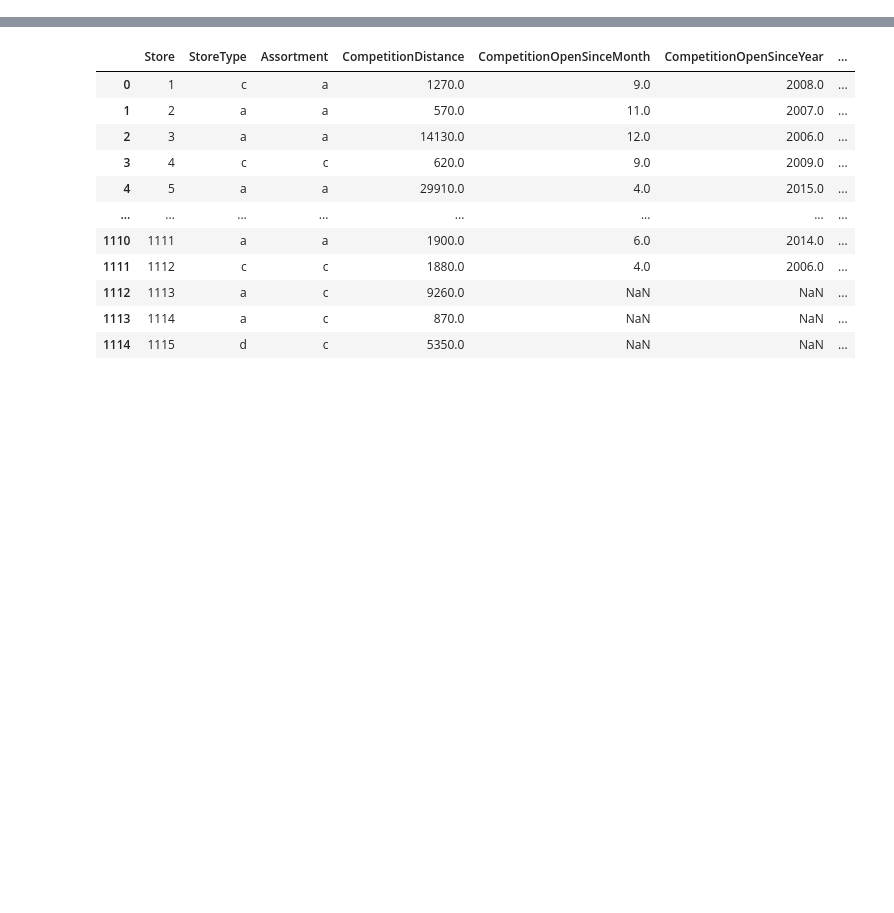
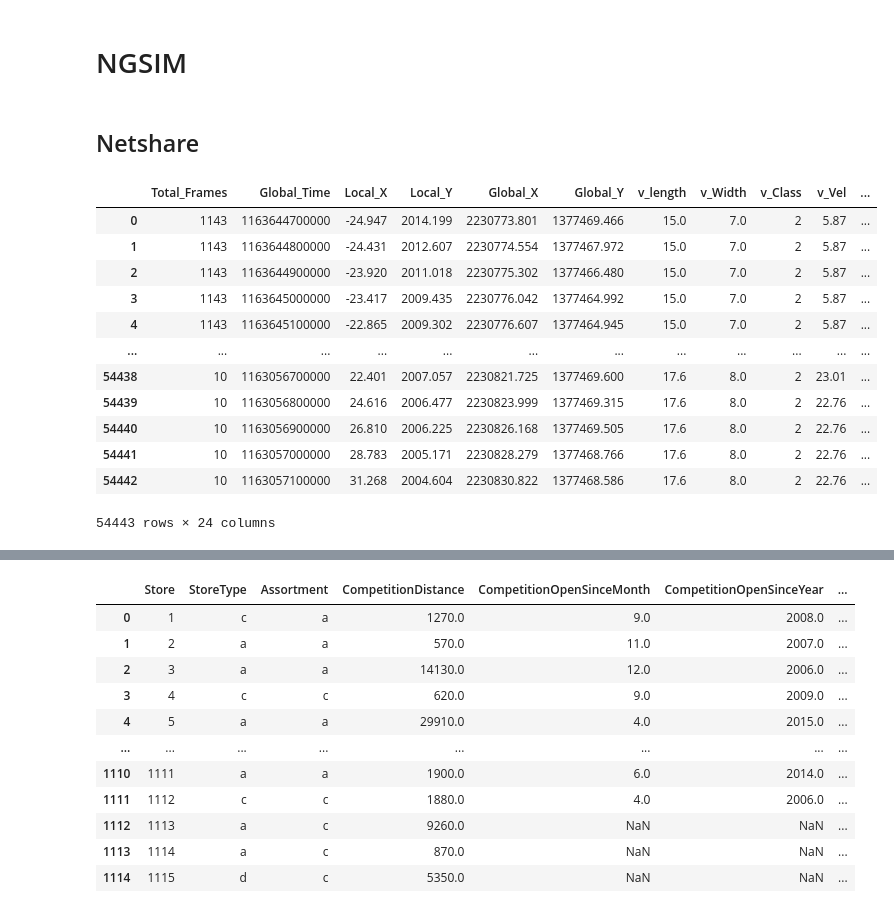
Before and after one commit to psr6275/TSAEval, a Jupyter notebook: data_explore.ipynb, the cells around one changed output, grey strips where cells are left out. Cells and saved outputs as stored; diff of their text form; code cells hidden in the pictures; blank space fills up the shorter version.

Commit message:
visualize ngsim results

```diff
--- a/data_explore.ipynb
+++ b/data_explore.ipynb
@@ -1,3 +1,25 @@
 # %%
 import pandas as pd
 import numpy as np
+# %% [markdown]
+# NGSIM
+# %% [markdown]
+## Netshare
+# %%
+ns_real = pd.read_csv("./data/ngsim/ns_test.csv")
+# %%
+ns_real
+# %% [output]
+|  | Total_Frames | Global_Time | Local_X | Local_Y | Global_X | Global_Y | v_length | v_Width | v_Class | v_Vel | ... |
+| 0 | 1143 | 1163644700000 | -24.947 | 2014.199 | 2230773.801 | 1377469.466 | 15.0 | 7.0 | 2 | 5.87 | ... |
+| 1 | 1143 | 1163644800000 | -24.431 | 2012.607 | 2230774.554 | 1377467.972 | 15.0 | 7.0 | 2 | 5.87 | ... |
+| 2 | 1143 | 1163644900000 | -23.920 | 2011.018 | 2230775.302 | 1377466.480 | 15.0 | 7.0 | 2 | 5.87 | ... |
+| 3 | 1143 | 1163645000000 | -23.417 | 2009.435 | 2230776.042 | 1377464.992 | 15.0 | 7.0 | 2 | 5.87 | ... |
+| 4 | 1143 | 1163645100000 | -22.865 | 2009.302 | 2230776.607 | 1377464.945 | 15.0 | 7.0 | 2 | 5.87 | ... |
+| ... | ... | ... | ... | ... | ... | ... | ... | ... | ... | ... | ... |
+| 54438 | 10 | 1163056700000 | 22.401 | 2007.057 | 2230821.725 | 1377469.600 | 17.6 | 8.0 | 2 | 23.01 | ... |
+| 54439 | 10 | 1163056800000 | 24.616 | 2006.477 | 2230823.999 | 1377469.315 | 17.6 | 8.0 | 2 | 22.76 | ... |
+| 54440 | 10 | 1163056900000 | 26.810 | 2006.225 | 2230826.168 | 1377469.505 | 17.6 | 8.0 | 2 | 22.76 | ... |
+| 54441 | 10 | 1163057000000 | 28.783 | 2005.171 | 2230828.279 | 1377468.766 | 17.6 | 8.0 | 2 | 22.76 | ... |
+| 54442 | 10 | 1163057100000 | 31.268 | 2004.604 | 2230830.822 | 1377468.586 | 17.6 | 8.0 | 2 | 22.76 | ... |
+54443 rows × 24 columns
```
Also changed, not shown: parts of 23 cells of this notebook, 6 other files.
